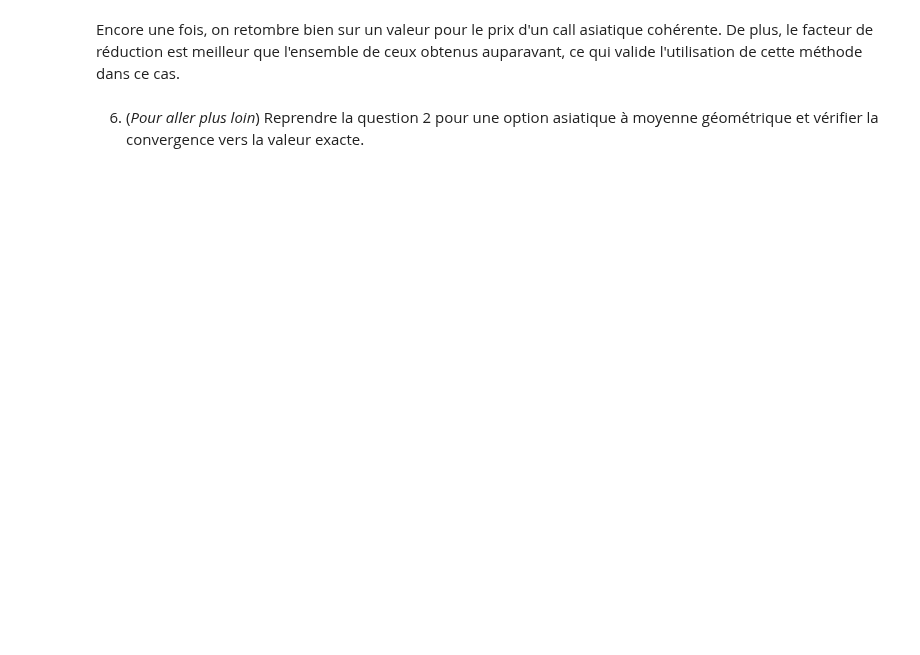
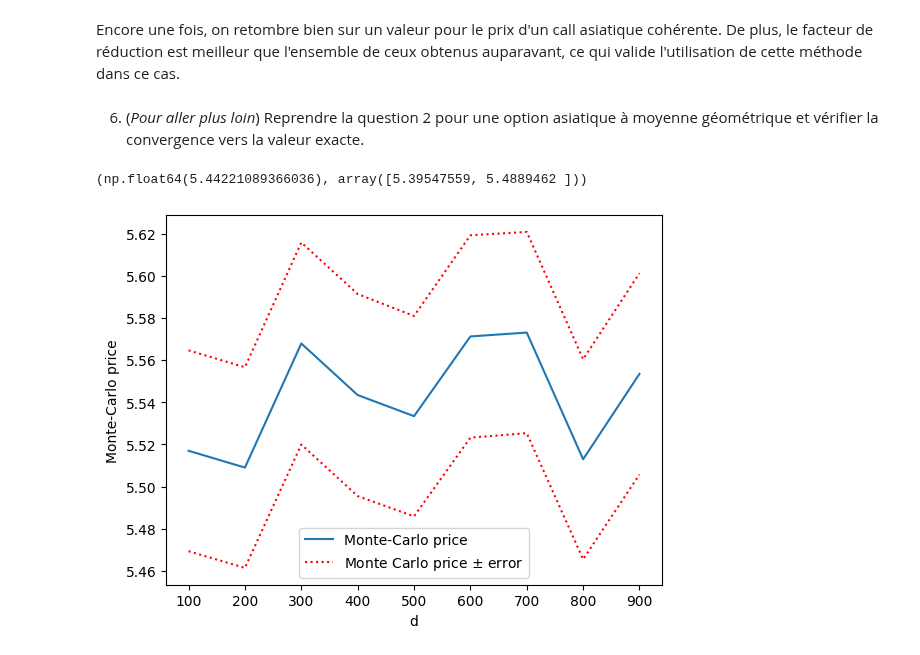
Before and after one commit to kerrianlc/stochastic-proc-fin, a Jupyter notebook: MSF-QII-LC-M.ipynb, the cells around one changed output. Drawn from its saved outputs; the diff is of its cells as text; code cells hidden in the pictures; blank space fills up the shorter version.

```diff
--- a/MSF-QII-LC-M.ipynb
+++ b/MSF-QII-LC-M.ipynb
@@ -362,3 +359,34 @@ Le facteur de réduction est: 13.480257046465232 pour d=12
 Encore une fois, on retombre bien sur un valeur pour le prix d'un call asiatique cohérente. De plus, le facteur de réduction est meilleur que l'ensemble de ceux obtenus auparavant, ce qui valide l'utilisation de cette méthode dans ce cas.
 # %% [markdown]
 6. (*Pour aller plus loin*) Reprendre la question 2 pour une option asiatique à moyenne géométrique et vérifier la convergence vers la valeur exacte.
+# %%
+# Méthode de Monte-Carlo pour l'évaluation du prix de l'actif
+
+def MC_est_asian_geo_option(K, T, S0, r, sigma, n, alpha = 0.05):
+    """
+    """
+    sim_x = monte_carlo_discrete_path(N=N, d=n, T=T, S0=S0, r=r, sigma=sigma)
+    payoffs = np.maximum(np.exp(np.log(sim_x).mean(axis=1)) - S0, 0)
+    Cn = np.mean(np.exp(-r * T) * payoffs)
+    return Cn, Cn + np.array(norm.interval(1 - alpha)) * np.exp(-r * T) * standard_error(payoffs)
+
+MC_est_asian_geo_option(K, T, S0, r, sigma, d)[0]
+# %% [output]
+(np.float64(5.44221089366036), array([5.39547559, 5.4889462 ]))
+# %%
+Cns, Cns_up, Cns_down = [], [], []
+d_range = [i for i in range(100, 1000, 100)]
+for n in d_range:
+    Cn, error_Cn = MC_est_asian_geo_option(K, T, S0, r, sigma, n)
+    Cns.append(Cn)
+    Cns_up.append(error_Cn[1])
+    Cns_down.append(error_Cn[0])
+plt.plot(d_range, Cns, label="Monte-Carlo price")
+plt.plot(d_range, Cns_up, linestyle=":", color="red", label="Monte Carlo price $\pm$ error")
+plt.plot(d_range, Cns_down, linestyle=":", color="red")
+plt.xlabel("d")
+plt.ylabel("Monte-Carlo price")
+plt.legend()
+plt.show()
+# %% [output]
+[figure, added]
```
Also changed, not shown: parts of 8 cells of this notebook.
